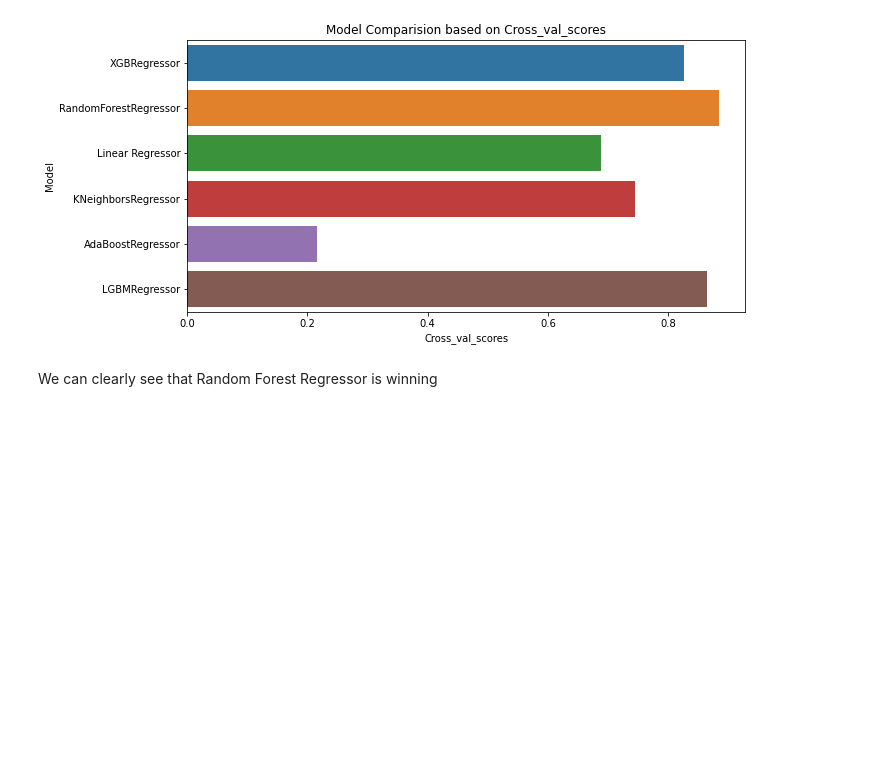
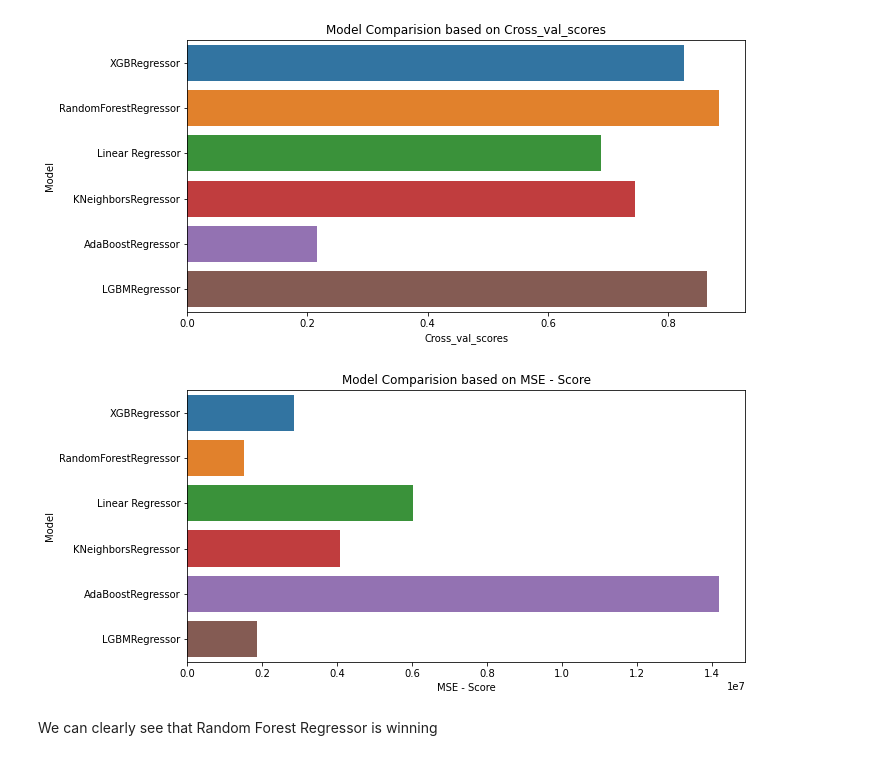
Before and after one commit to Shrut26/Flight-Ticket-Price-Prediction, a Jupyter notebook: Flight_Ticket_Price_Prediction.ipynb, the cells around one changed output. Drawn from its saved outputs; the diff is of its cells as text; code cells hidden in the pictures; blank space fills up the shorter version.

```diff
--- a/Flight_Ticket_Price_Prediction.ipynb
+++ b/Flight_Ticket_Price_Prediction.ipynb
@@ -626,6 +653,12 @@ sns.barplot(y = "Model" , x = "Cross_val_scores" , data = score)
 plt.title("Model Comparision based on Cross_val_scores");
 # %% [output]
 [figure]
+# %%
+plt.figure(figsize = (10 , 5))
+sns.barplot(y = "Model" , x = "MSE - Score" , data = score)
+plt.title("Model Comparision based on MSE - Score");
+# %% [output]
+[figure, added]
 # %% [markdown]
 We can clearly see that Random Forest Regressor is winning
 # %%
```
Also changed, not shown: parts of 39 cells of this notebook.
